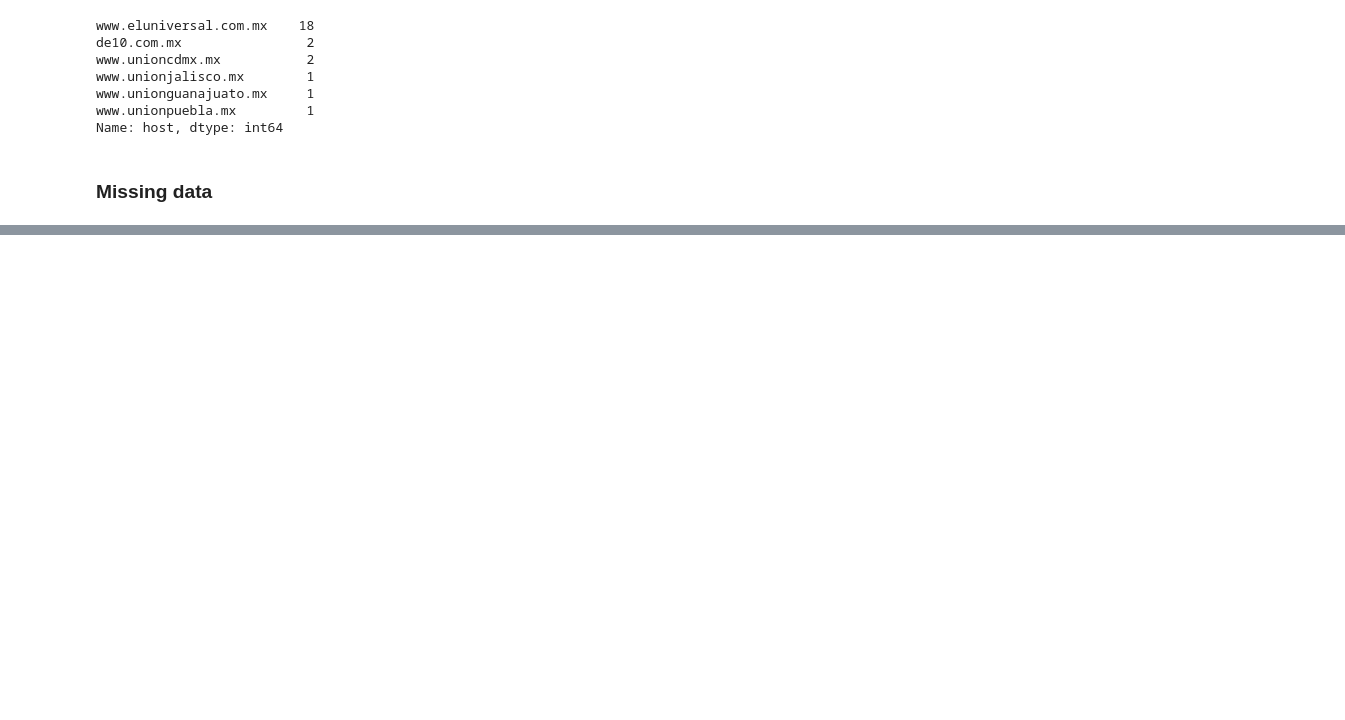
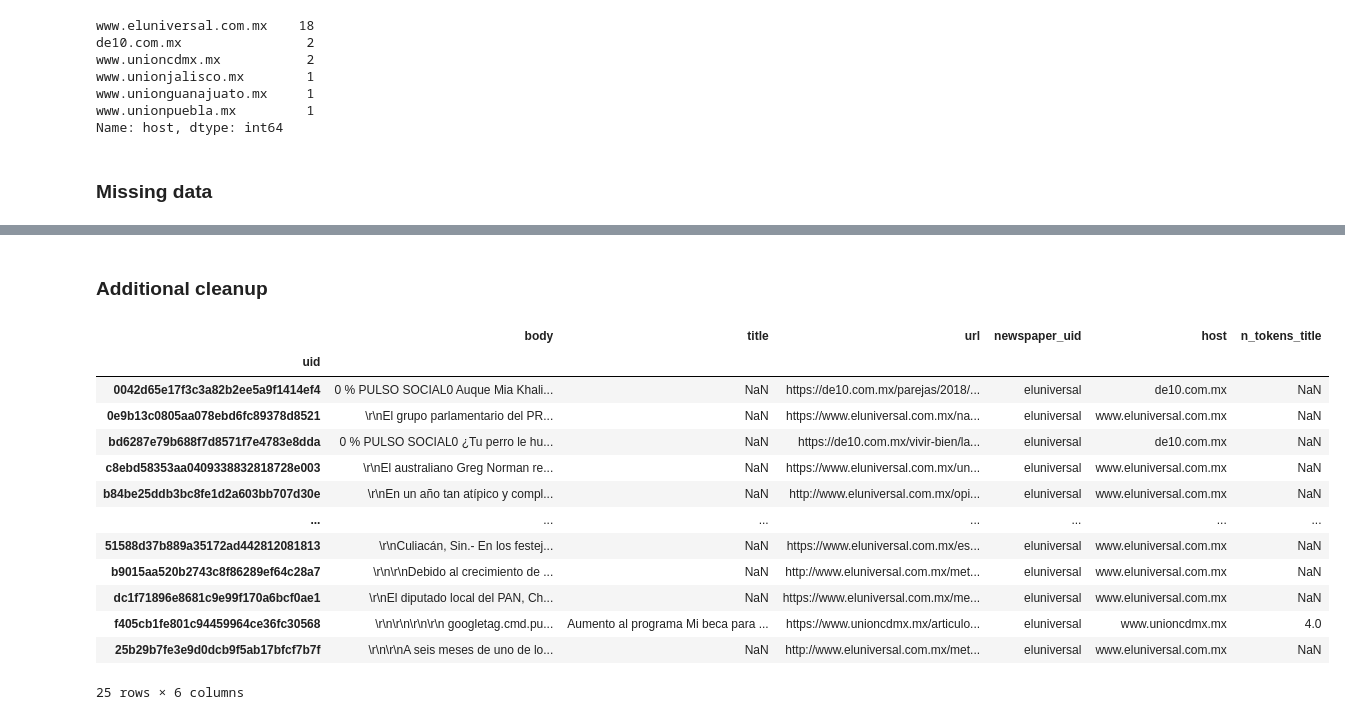
Before and after one commit to Cesar17188/scrapper, a Jupyter notebook: Platzi_data_live.ipynb, the cells around one changed output, grey strips where cells are left out. Saved outputs shown, nothing was run; the diff lists cells and outputs as text; code cells hidden in the pictures; blank space fills up the shorter version.

Commit message:
enriquecimiento y complementacion de datos en el dataset

```diff
--- a/Platzi_data_live.ipynb
+++ b/Platzi_data_live.ipynb
@@ -395 +397,31 @@ missing_titles
 20 rows × 1 columns
+# %% [markdown]
+### Additional cleanup
+# %%
+# 4. añadir uid a las filas
+import hashlib
+
+uids = (el_universal
+            .apply(lambda row: hashlib.md5(bytes(row['url'].encode())), axis=1)
+            .apply(lambda hash_object: hash_object.hexdigest())
+        )
+
+el_universal['uid'] = uids
+el_universal.set_index('uid', inplace=True)
+
+el_universal
+# %% [output]
+|  | body | title | url | newspaper_uid | host | n_tokens_title |
+| uid |  |  |  |  |  |  |
+| 0042d65e17f3c3a82b2ee5a9f1414ef4 | 0 % PULSO SOCIAL0 Auque Mia Khali... | NaN | https://de10.com.mx/parejas/2018/... | eluniversal | de10.com.mx | NaN |
+| 0e9b13c0805aa078ebd6fc89378d8521 | \r\nEl grupo parlamentario del PR... | NaN | https://www.eluniversal.com.mx/na... | eluniversal | www.eluniversal.com.mx | NaN |
+| bd6287e79b688f7d8571f7e4783e8dda | 0 % PULSO SOCIAL0 ¿Tu perro le hu... | NaN | https://de10.com.mx/vivir-bien/la... | eluniversal | de10.com.mx | NaN |
+| c8ebd58353aa0409338832818728e003 | \r\nEl australiano Greg Norman re... | NaN | https://www.eluniversal.com.mx/un... | eluniversal | www.eluniversal.com.mx | NaN |
+| b84be25ddb3bc8fe1d2a603bb707d30e | \r\nEn un año tan atípico y compl... | NaN | http://www.eluniversal.com.mx/opi... | eluniversal | www.eluniversal.com.mx | NaN |
+| ... | ... | ... | ... | ... | ... | ... |
+| 51588d37b889a35172ad442812081813 | \r\nCuliacán, Sin.- En los festej... | NaN | https://www.eluniversal.com.mx/es... | eluniversal | www.eluniversal.com.mx | NaN |
+| b9015aa520b2743c8f86289ef64c28a7 | \r\n\r\nDebido al crecimiento de ... | NaN | http://www.eluniversal.com.mx/met... | eluniversal | www.eluniversal.com.mx | NaN |
+| dc1f71896e8681c9e99f170a6bcf0ae1 | \r\nEl diputado local del PAN, Ch... | NaN | https://www.eluniversal.com.mx/me... | eluniversal | www.eluniversal.com.mx | NaN |
+| f405cb1fe801c94459964ce36fc30568 | \r\n\r\n\r\n\r\n googletag.cmd.pu... | Aumento al programa Mi beca para ... | https://www.unioncdmx.mx/articulo... | eluniversal | www.unioncdmx.mx | 4.0 |
+| 25b29b7fe3e9d0dcb9f5ab17bfcf7b7f | \r\n\r\nA seis meses de uno de lo... | NaN | http://www.eluniversal.com.mx/met... | eluniversal | www.eluniversal.com.mx | NaN |
+25 rows × 6 columns
```
Also changed, not shown: parts of 5 cells of this notebook, 1 other file.
